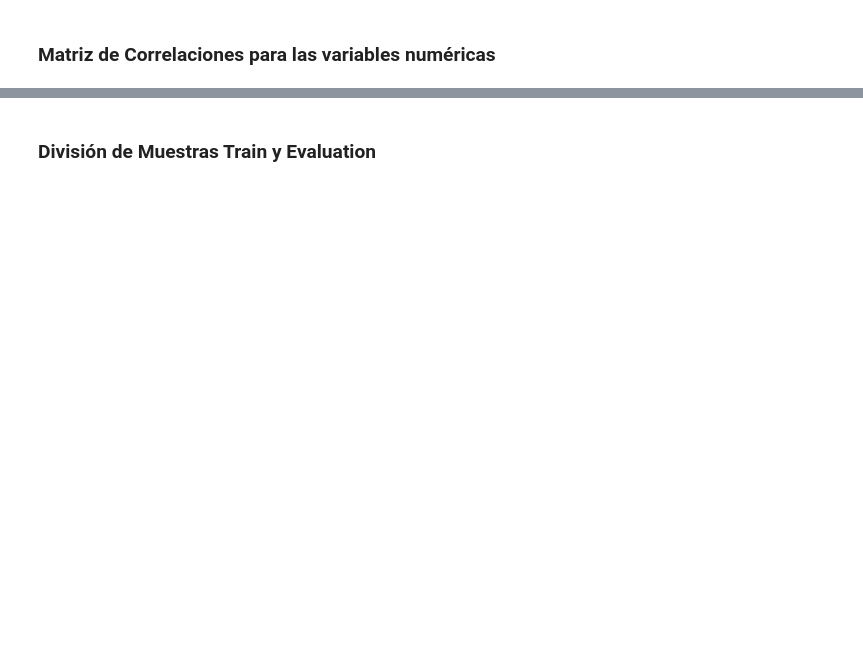
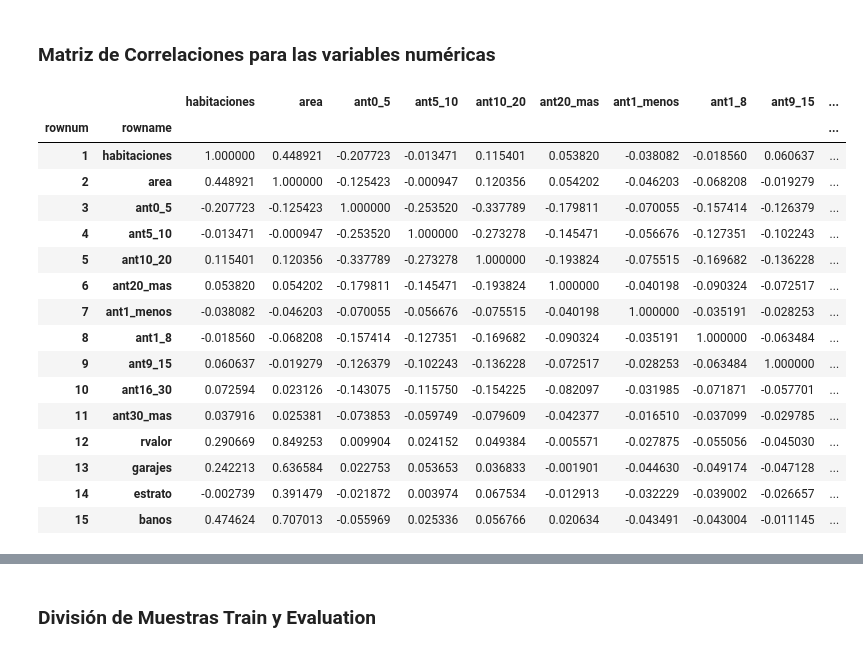
Before and after one commit to lcajachahua/courses, a Jupyter notebook: Demo_Price_Model_Python.ipynb, the cells around one changed output, grey strips where cells are left out. Cells and saved outputs as stored; diff of their text form; code cells hidden in the pictures; blank space fills up the shorter version.

```diff
--- a/Demo_Price_Model_Python.ipynb
+++ b/Demo_Price_Model_Python.ipynb
@@ -68,6 +142,24 @@ matriz.result.head().to_pandas()
 # %% [markdown]
 ### Matriz de Correlaciones para las variables numéricas
 # %%
-Cor_Mat = valib.Matrix(data=matriz.result, columns='all', type="COR")
+Cor_Mat = valib.Matrix(data=matriz.result, columns='all', exclude_columns=['id', 'sid'], type="COR")
 # Print the results.
 Cor_Mat.result.to_pandas().sort_values(['rownum'])
+# %% [output]
+|  |  | habitaciones | area | ant0_5 | ant5_10 | ant10_20 | ant20_mas | ant1_menos | ant1_8 | ant9_15 | ... |
+| rownum | rowname |  |  |  |  |  |  |  |  |  | ... |
+| 1 | habitaciones | 1.000000 | 0.448921 | -0.207723 | -0.013471 | 0.115401 | 0.053820 | -0.038082 | -0.018560 | 0.060637 | ... |
+| 2 | area | 0.448921 | 1.000000 | -0.125423 | -0.000947 | 0.120356 | 0.054202 | -0.046203 | -0.068208 | -0.019279 | ... |
+| 3 | ant0_5 | -0.207723 | -0.125423 | 1.000000 | -0.253520 | -0.337789 | -0.179811 | -0.070055 | -0.157414 | -0.126379 | ... |
+| 4 | ant5_10 | -0.013471 | -0.000947 | -0.253520 | 1.000000 | -0.273278 | -0.145471 | -0.056676 | -0.127351 | -0.102243 | ... |
+| 5 | ant10_20 | 0.115401 | 0.120356 | -0.337789 | -0.273278 | 1.000000 | -0.193824 | -0.075515 | -0.169682 | -0.136228 | ... |
+| 6 | ant20_mas | 0.053820 | 0.054202 | -0.179811 | -0.145471 | -0.193824 | 1.000000 | -0.040198 | -0.090324 | -0.072517 | ... |
+| 7 | ant1_menos | -0.038082 | -0.046203 | -0.070055 | -0.056676 | -0.075515 | -0.040198 | 1.000000 | -0.035191 | -0.028253 | ... |
+| 8 | ant1_8 | -0.018560 | -0.068208 | -0.157414 | -0.127351 | -0.169682 | -0.090324 | -0.035191 | 1.000000 | -0.063484 | ... |
+| 9 | ant9_15 | 0.060637 | -0.019279 | -0.126379 | -0.102243 | -0.136228 | -0.072517 | -0.028253 | -0.063484 | 1.000000 | ... |
+| 10 | ant16_30 | 0.072594 | 0.023126 | -0.143075 | -0.115750 | -0.154225 | -0.082097 | -0.031985 | -0.071871 | -0.057701 | ... |
+| 11 | ant30_mas | 0.037916 | 0.025381 | -0.073853 | -0.059749 | -0.079609 | -0.042377 | -0.016510 | -0.037099 | -0.029785 | ... |
+| 12 | rvalor | 0.290669 | 0.849253 | 0.009904 | 0.024152 | 0.049384 | -0.005571 | -0.027875 | -0.055056 | -0.045030 | ... |
+| 13 | garajes | 0.242213 | 0.636584 | 0.022753 | 0.053653 | 0.036833 | -0.001901 | -0.044630 | -0.049174 | -0.047128 | ... |
+| 14 | estrato | -0.002739 | 0.391479 | -0.021872 | 0.003974 | 0.067534 | -0.012913 | -0.032229 | -0.039002 | -0.026657 | ... |
+| 15 | banos | 0.474624 | 0.707013 | -0.055969 | 0.025336 | 0.056766 | 0.020634 | -0.043491 | -0.043004 | -0.011145 | ... |
```
Also changed, not shown: parts of 26 cells of this notebook.
